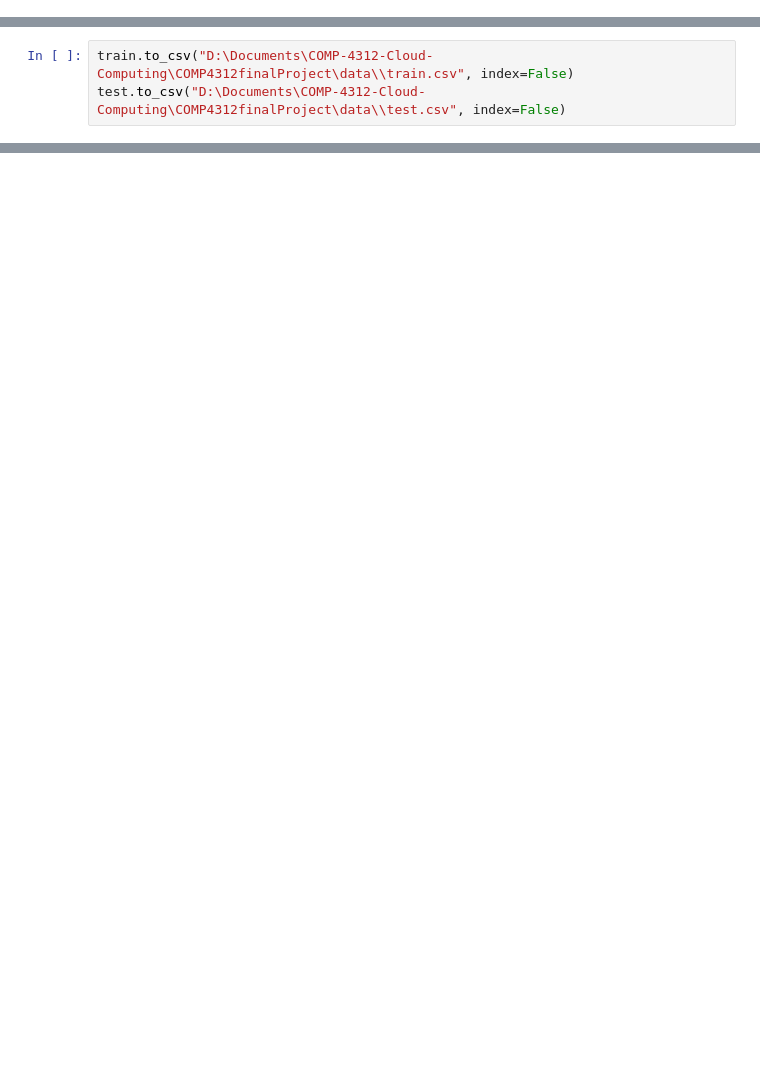
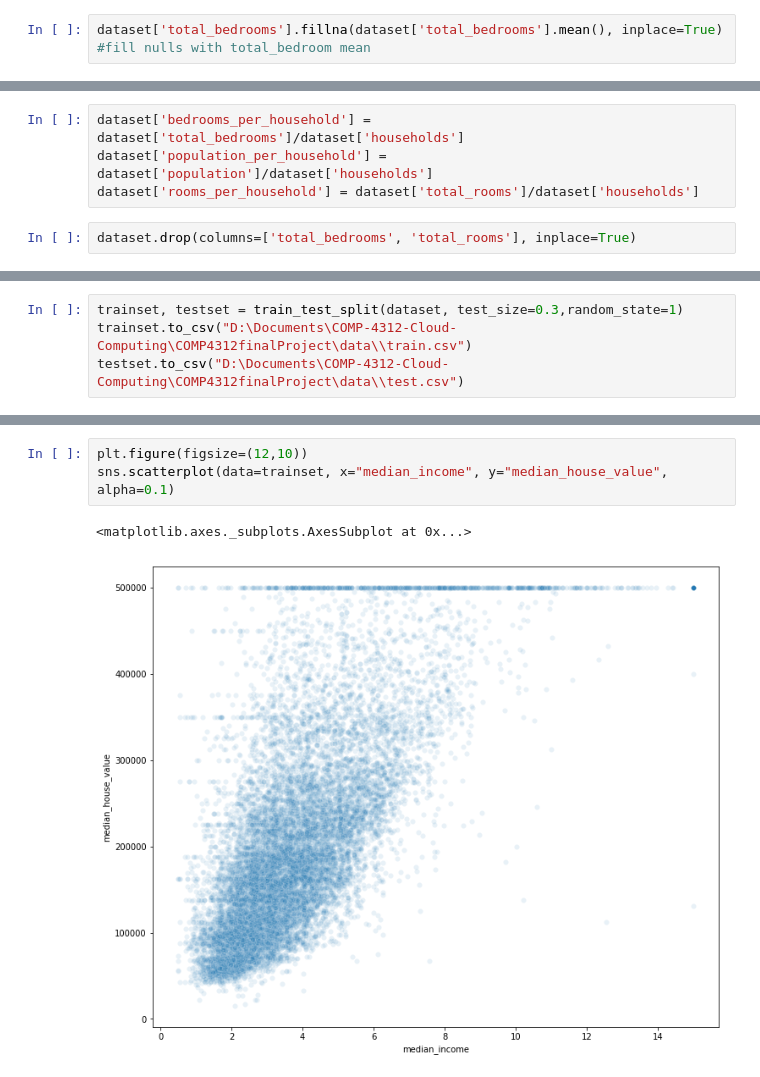
Before and after one commit to thaimac/COMP4312finalProject, a Jupyter notebook: dataAnalysis.ipynb, the cells around one changed output, grey strips where cells are left out. Saved outputs shown, nothing was run; the diff lists cells and outputs as text; blank space fills up the shorter version.

Commit message:
add more refined dataAnalysis

```diff
--- a/dataAnalysis.ipynb
+++ b/dataAnalysis.ipynb
@@ -32 +73,3 @@ ocean_proximity         0
 dtype: int64
+# %%
+dataset['total_bedrooms'].fillna(dataset['total_bedrooms'].mean(), inplace=True) #fill nulls with total_bedroom mean
@@ -33 +80,7 @@ dtype: int64
+# %%
+dataset['bedrooms_per_household'] = dataset['total_bedrooms']/dataset['households']
+dataset['population_per_household'] = dataset['population']/dataset['households']
+dataset['rooms_per_household'] = dataset['total_rooms']/dataset['households']
+# %%
+dataset.drop(columns=['total_bedrooms', 'total_rooms'], inplace=True)
 # %%
@@ -56,3 +107,4 @@ test = test.reset_index(drop=True)
 # %%
-train.to_csv("D:\Documents\COMP-4312-Cloud-Computing\COMP4312finalProject\data\\train.csv", index=False)
-test.to_csv("D:\Documents\COMP-4312-Cloud-Computing\COMP4312finalProject\data\\test.csv", index=False)
+trainset, testset = train_test_split(dataset, test_size=0.3,random_state=1)
+trainset.to_csv("D:\Documents\COMP-4312-Cloud-Computing\COMP4312finalProject\data\\train.csv")
+testset.to_csv("D:\Documents\COMP-4312-Cloud-Computing\COMP4312finalProject\data\\test.csv")
@@ -66,0 +188,6 @@ Length of testing data: 6192
+# %%
+plt.figure(figsize=(12,10))
+sns.scatterplot(data=trainset, x="median_income", y="median_house_value", alpha=0.1)
+# %% [output]
+<matplotlib.axes._subplots.AxesSubplot at 0x...>
+[figure, added]
```
Also changed, not shown: parts of 16 cells of this notebook, 2 other files.
